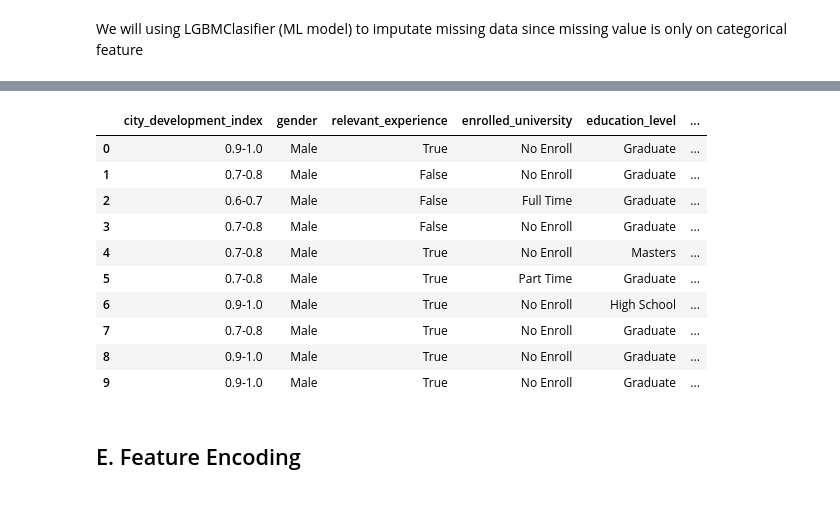
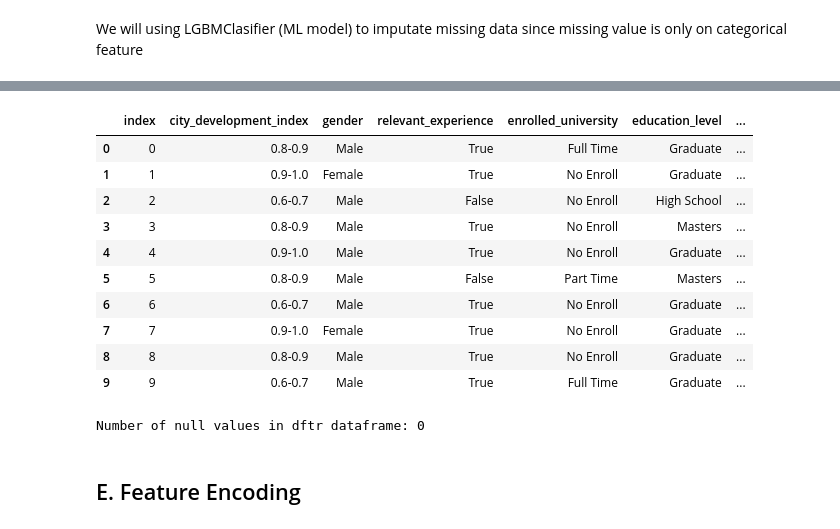
Before and after one commit to MN-Atthoriq/Data-Science-Project_HR-Analytics-Job-Change-of-Data-Scientist, a Jupyter notebook: 2_Data-Preprocessing_Stage-2.ipynb, the cells around one changed output, grey strips where cells are left out. Drawn from its saved outputs; the diff is of its cells as text; code cells hidden in the pictures.

```diff
--- a/2_Data-Preprocessing_Stage-2.ipynb
+++ b/2_Data-Preprocessing_Stage-2.ipynb
@@ -89,0 +103,6 @@ Index(['city_development_index', 'gender', 'relevent_experience',
+# %%
+# drop rows with equal or more than 4 NaN values test data
+print(f"Rows in df_test before is {df_test.shape[0]}")
+df_test = df_test[df_test.isnull().sum(axis=1) < 4]
+df_test.reset_index(inplace=True)
+print(f"Rows in df_test after is {df_test.shape[0]}")
@@ -217,3 +362,31 @@ None
 ## D. Handle Missing Value
 # %% [markdown]
 We will using LGBMClasifier (ML model) to imputate missing data since missing value is only on categorical feature
+# %%
+# handling missing value using LGBM Classifier for dftr
+for col in [x for x in dftr.columns if dftr[x].isnull().sum() > 0]:
+    data = dftr.copy()
+    nan_ixs = np.where(data[col].isnull())[0]
+    data['is_nan'] = 0
+    data.loc[nan_ixs, 'is_nan'] = 1
+
+    X = data.drop([col], axis=1)
+    y = data[col]
+    for col2 in X.columns:
+        X[col2] = pd.factorize(X[col2], sort=True)[0]
+    data = X.join(y)
+
+    train = data[data['is_nan'] == 0]
+    test = data[data['is_nan'] == 1]
+    X_train = train.drop([col, 'is_nan'], axis=1)
+    y_train = train[col]
+    X_test = test.drop([col, 'is_nan'], axis=1)
+
+    model = LGBMClassifier()
+    model.fit(X_train, y_train)
+    y_pred = model.predict(X_test)
+
+    dftr.loc[nan_ixs, col] = y_pred
+
+display(dftr.head(10))
+print(f"Number of null values in dftr dataframe: {dftr.isnull().sum().sum()}")
@@ -220,7 +423,7 @@ We will using LGBMClasifier (ML model) to imputate missing data since missing va
 # %%
 # handling missing value using LGBM Classifier
-for col in [x for x in df.columns if df[x].isnull().sum() > 0]:
-    data = df.copy()
+for col in [x for x in dfte.columns if dfte[x].isnull().sum() > 0]:
+    data = dfte.copy()
     nan_ixs = np.where(data[col].isnull())[0]
     data['is_nan'] = 0
     data.loc[nan_ixs, 'is_nan'] = 1
@@ -241,7 +444,8 @@ for col in [x for x in df.columns if df[x].isnull().sum() > 0]:
     model.fit(X_train, y_train)
     y_pred = model.predict(X_test)
 
-    df.loc[nan_ixs, col] = y_pred
+    dfte.loc[nan_ixs, col] = y_pred
 
-df.head(10)
+display(dfte.head(10))
+print(f"Number of null values in dftr dataframe: {dfte.isnull().sum().sum()}")
 # %% [output]
@@ -265,14 +469,15 @@ And if memory is not enough, you can set `force_col_wise=true`.
-|  | city_development_index | gender | relevant_experience | enrolled_university | education_level | ... |
-| 0 | 0.9-1.0 | Male | True | No Enroll | Graduate | ... |
-| 1 | 0.7-0.8 | Male | False | No Enroll | Graduate | ... |
-| 2 | 0.6-0.7 | Male | False | Full Time | Graduate | ... |
-| 3 | 0.7-0.8 | Male | False | No Enroll | Graduate | ... |
-| 4 | 0.7-0.8 | Male | True | No Enroll | Masters | ... |
-| 5 | 0.7-0.8 | Male | True | Part Time | Graduate | ... |
-| 6 | 0.9-1.0 | Male | True | No Enroll | High School | ... |
-| 7 | 0.7-0.8 | Male | True | No Enroll | Graduate | ... |
-| 8 | 0.9-1.0 | Male | True | No Enroll | Graduate | ... |
-| 9 | 0.9-1.0 | Male | True | No Enroll | Graduate | ... |
+|  | index | city_development_index | gender | relevant_experience | enrolled_university | education_level | ... |
+| 0 | 0 | 0.8-0.9 | Male | True | Full Time | Graduate | ... |
+| 1 | 1 | 0.9-1.0 | Female | True | No Enroll | Graduate | ... |
+| 2 | 2 | 0.6-0.7 | Male | False | No Enroll | High School | ... |
+| 3 | 3 | 0.8-0.9 | Male | True | No Enroll | Masters | ... |
+| 4 | 4 | 0.9-1.0 | Male | True | No Enroll | Graduate | ... |
+| 5 | 5 | 0.8-0.9 | Male | False | Part Time | Masters | ... |
+| 6 | 6 | 0.6-0.7 | Male | True | No Enroll | Graduate | ... |
+| 7 | 7 | 0.9-1.0 | Female | True | No Enroll | Graduate | ... |
+| 8 | 8 | 0.8-0.9 | Male | True | No Enroll | Graduate | ... |
+| 9 | 9 | 0.6-0.7 | Male | True | Full Time | Graduate | ... |
+Number of null values in dftr dataframe: 0
 # %% [markdown]
 ## E. Feature Encoding
 # %% [markdown]
```
Also changed, not shown: parts of 20 cells of this notebook, 3 other files.
